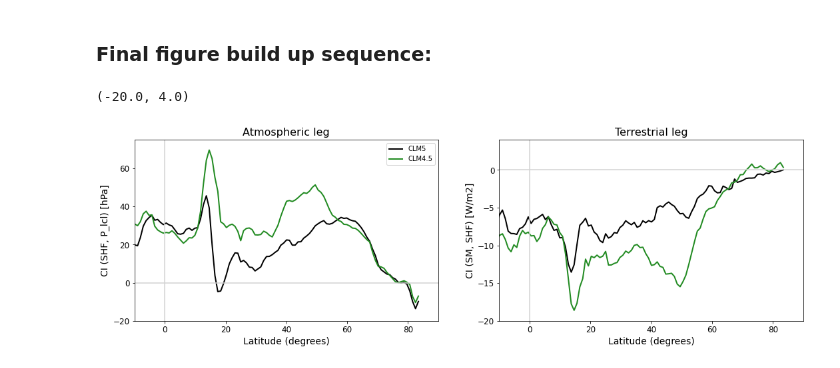
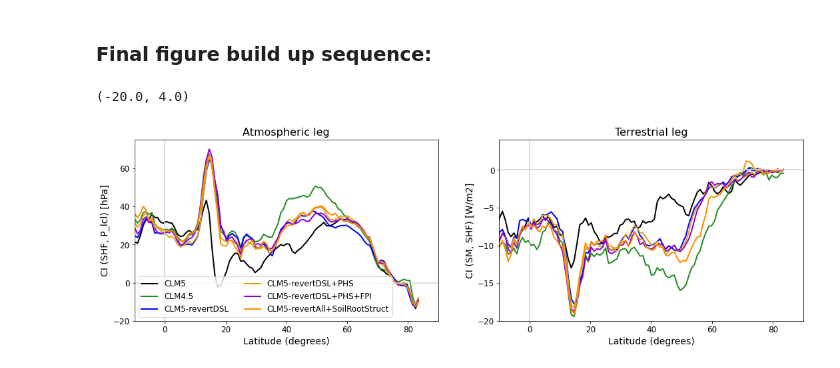
Before and after one commit to megandevlan/Coupling_CAM6CLM5, a Jupyter notebook: CouplingIndex_ModelVersionSensitivity_V2.ipynb, the cells around one changed output. Drawn from its saved outputs; the diff is of its cells as text; code cells hidden in the pictures.

Commit message:
More sensitivity tests reverting CLM5 options.

```diff
--- a/CouplingIndex_ModelVersionSensitivity_V2.ipynb
+++ b/CouplingIndex_ModelVersionSensitivity_V2.ipynb
@@ -1400,0 +1750,17 @@ axs[1].axvline(0,color='lightgrey')
+# %%
+# Make one big xr.Dataset containing all the information we need
+dFull_noDSLPHSFPIroots = camDS_noDSLPHSFPIroots
+dFull_noDSLPHSFPIroots['soilM_10'] = (('time','lat','lon'), clmDS_noDSLPHSFPIroots.SOILWATER_10CM.values)
+dFull_noDSLPHSFPIroots['Plcl'] = (('time','lat','lon'), Plcl)
+# %%
+# --- Compute coupling index between soil moisture and sensible heat flux (terrestrial leg) --- #
+
+# Compute coupling index
+terraLeg_coupling_noDSLPHSFPIroots = cm.metrics.CouplingIndex()
+terraLeg_coupling_noDSLPHSFPIroots = terraLeg_coupling_noDSLPHSFPIroots.compute(dFull_noDSLPHSFPIroots, xname='soilM_10',yname='SHFLX',averaging='season')
+
+# --- Compute coupling index between sensible heat flux and pressure level of LCL (atmospheric leg) --- #
+
+# Compute coupling index
+atmoLeg_coupling_noDSLPHSFPIroots = cm.metrics.CouplingIndex()
+atmoLeg_coupling_noDSLPHSFPIroots = atmoLeg_coupling_noDSLPHSFPIroots.compute(dFull_noDSLPHSFPIroots, xname='SHFLX',yname='Plcl',averaging='season')
@@ -1400,0 +1786,3 @@ axs[1].axvline(0,color='lightgrey')
+# %%
+AtmoLeg_JJA_clm5_noDSLPHSFPIroots   = np.squeeze(np.asarray(atmoLeg_coupling_noDSLPHSFPIroots.SHFLX_Plcl_CI[1,:,:]))
+TerraLeg_JJA_clm5_noDSLPHSFPIroots  = np.squeeze(np.asarray(terraLeg_coupling_noDSLPHSFPIroots.soilM_10_SHFLX_CI[1,:,:]))
@@ -1401,19 +1856,25 @@ axs[1].axvline(0,color='lightgrey')
 # %% [markdown]
 ### Final figure build up sequence:
 # %%
-# Atmospheric leg of CI
+## Plot CI -- both legs
 
 lonMean_atmoLeg_CESM2 = np.nanmean(AtmoLeg_JJA_cesm2*lndMask_notCyclic,axis=1)
-lonMean_atmoLeg_CESM1 = np.nanmean(AtmoLeg_JJA_cesm1*lndMask_notCyclic,axis=1)
 lonMean_atmoLeg_CLM45 = np.nanmean(AtmoLeg_JJA_clm45*lndMask_notCyclic,axis=1)
-lonMean_atmoLeg_CAM5  = np.nanmean(AtmoLeg_JJA_cam5*lndMask_notCyclic, axis=1)
-
-# Terrestrial leg of CI
+lonMean_atmoLeg_CLM5_noDSL = np.nanmean(AtmoLeg_JJA_clm5_noDSL*lndMask_notCyclic,axis=1)
+lonMean_atmoLeg_CLM5_noDSLPHS = np.nanmean(AtmoLeg_JJA_clm5_noDSLPHS*lndMask_notCyclic,axis=1)
+lonMean_atmoLeg_CLM5_noDSLPHSFPI = np.nanmean(AtmoLeg_JJA_clm5_noDSLPHSFPI*lndMask_notCyclic,axis=1)
+lonMean_atmoLeg_CLM5_zetamax = np.nanmean(AtmoLeg_JJA_clm5_zetamax*lndMask_notCyclic,axis=1)
+lonMean_atmoLeg_CLM5_undercanopy = np.nanmean(AtmoLeg_JJA_clm5_undercanopy*lndMask_notCyclic,axis=1)
+lonMean_atmoLeg_CLM5_noDSLPHSFPIroots = np.nanmean(AtmoLeg_JJA_clm5_noDSLPHSFPIroots*lndMask_notCyclic,axis=1)
 
 lonMean_terraLeg_CESM2 = np.nanmean(TerraLeg_JJA_cesm2, axis=1)
-lonMean_terraLeg_CESM1 = np.nanmean(TerraLeg_JJA_cesm1, axis=1)
 lonMean_terraLeg_CLM45 = np.nanmean(TerraLeg_JJA_clm45, axis=1)
-lonMean_terraLeg_CAM5  = np.nanmean(TerraLeg_JJA_cam5,  axis=1)
+lonMean_terraLeg_CLM5_noDSL = np.nanmean(TerraLeg_JJA_clm5_noDSL*lndMask_notCyclic,axis=1)
+lonMean_terraLeg_CLM5_noDSLPHS = np.nanmean(TerraLeg_JJA_clm5_noDSLPHS*lndMask_notCyclic,axis=1)
+lonMean_terraLeg_CLM5_noDSLPHSFPI = np.nanmean(TerraLeg_JJA_clm5_noDSLPHSFPI*lndMask_notCyclic,axis=1)
+lonMean_terraLeg_CLM5_zetamax = np.nanmean(TerraLeg_JJA_clm5_zetamax*lndMask_notCyclic,axis=1)
+lonMean_terraLeg_CLM5_undercanopy = np.nanmean(TerraLeg_JJA_clm5_undercanopy*lndMask_notCyclic,axis=1)
+lonMean_terraLeg_CLM5_noDSLPHSFPIroots = np.nanmean(TerraLeg_JJA_clm5_noDSLPHSFPIroots*lndMask_notCyclic,axis=1)
 
 # --- Plot atmospheric leg ----
 
@@ -1421,32 +1882,42 @@ lonMean_terraLeg_CAM5  = np.nanmean(TerraLeg_JJA_cam5,  axis=1)
 fig, axs = plt.subplots(1,2, figsize=(18, 5))
 axs = axs.ravel()
 
 axs[0].plot(lat,lonMean_atmoLeg_CESM2,'k',linewidth=2,label='CLM5')
 axs[0].plot(lat,lonMean_atmoLeg_CLM45,'forestgreen',linewidth=2,label='CLM4.5')
+axs[0].plot(lat,lonMean_atmoLeg_CLM5_noDSL,'blue',linewidth=2,label='CLM5-revertDSL',linestyle='-')
+axs[0].plot(lat,lonMean_atmoLeg_CLM5_noDSLPHS,'goldenrod',linewidth=2,label='CLM5-revertDSL+PHS',linestyle='-')
+axs[0].plot(lat,lonMean_atmoLeg_CLM5_noDSLPHSFPI,'darkviolet',linewidth=2,label='CLM5-revertDSL+PHS+FPI',linestyle='-')
+axs[0].plot(lat,lonMean_atmoLeg_CLM5_noDSLPHSFPIroots,'darkorange',linewidth=2,label='CLM5-revertAll+SoilRootStruct',linestyle='-')
 
-axs[0].legend()
+
+axs[0].legend(fontsize=12,ncol=2)
 axs[0].set_xlabel('Latitude (degrees)',fontsize=14)
 axs[0].set_ylabel('CI (SHF, P_lcl) [hPa]', fontsize=14)
 axs[0].set_title('Atmospheric leg',fontsize=16)
 axs[0].set_xlim([-10, 90])
 axs[0].axhline(0,color='lightgrey')
 axs[0].axvline(0,color='lightgrey')
 
 # --- Plot terrestrial leg ----
 axs[1].plot(lat,lonMean_terraLeg_CESM2,'k',linewidth=2)
 axs[1].plot(lat,lonMean_terraLeg_CLM45,'forestgreen',linewidth=2)
+axs[1].plot(lat,lonMean_terraLeg_CLM5_noDSL,'blue',linewidth=2,label='CLM5-revertDSL',linestyle='-')
+axs[1].plot(lat,lonMean_terraLeg_CLM5_noDSLPHS,'goldenrod',linewidth=2,label='CLM5-revertDSL+PHS',linestyle='-')
+axs[1].plot(lat,lonMean_terraLeg_CLM5_noDSLPHSFPI,'darkviolet',linewidth=2,label='CLM5-revertDSL+PHS+FPI',linestyle='-')
+axs[1].plot(lat,lonMean_terraLeg_CLM5_noDSLPHSFPIroots,'darkorange',linewidth=2,label='CLM5-revertFullSet',linestyle='-')
+
 
 axs[1].set_xlabel('Latitude (degrees)',fontsize=14)
 axs[1].set_ylabel('CI (SM, SHF) [W/m2]',fontsize=14)
 axs[1].set_title('Terrestrial leg',fontsize=16)
 axs[1].set_xlim([-10, 90])
 axs[1].axhline(0,color='lightgrey')
 axs[1].axvline(0,color='lightgrey')
 
 axs[0].tick_params(axis='both',labelsize=12)
 axs[1].tick_params(axis='both',labelsize=12)
 axs[0].set_ylim([-20,75])
 axs[1].set_ylim([-20,4])
 # %% [output]
 (-20.0, 4.0)
-[figure, old version]
+[figure, new version]
```
Also changed, not shown: parts of 37 cells of this notebook, 1 other file.
